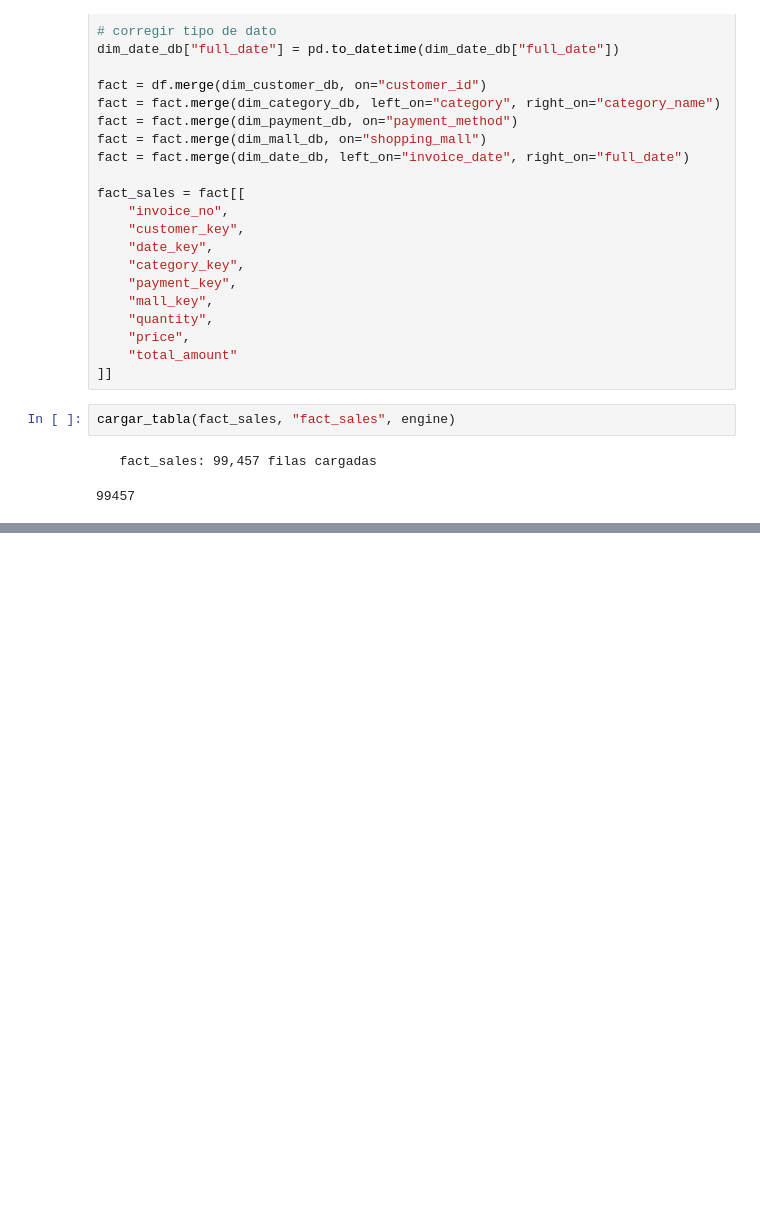
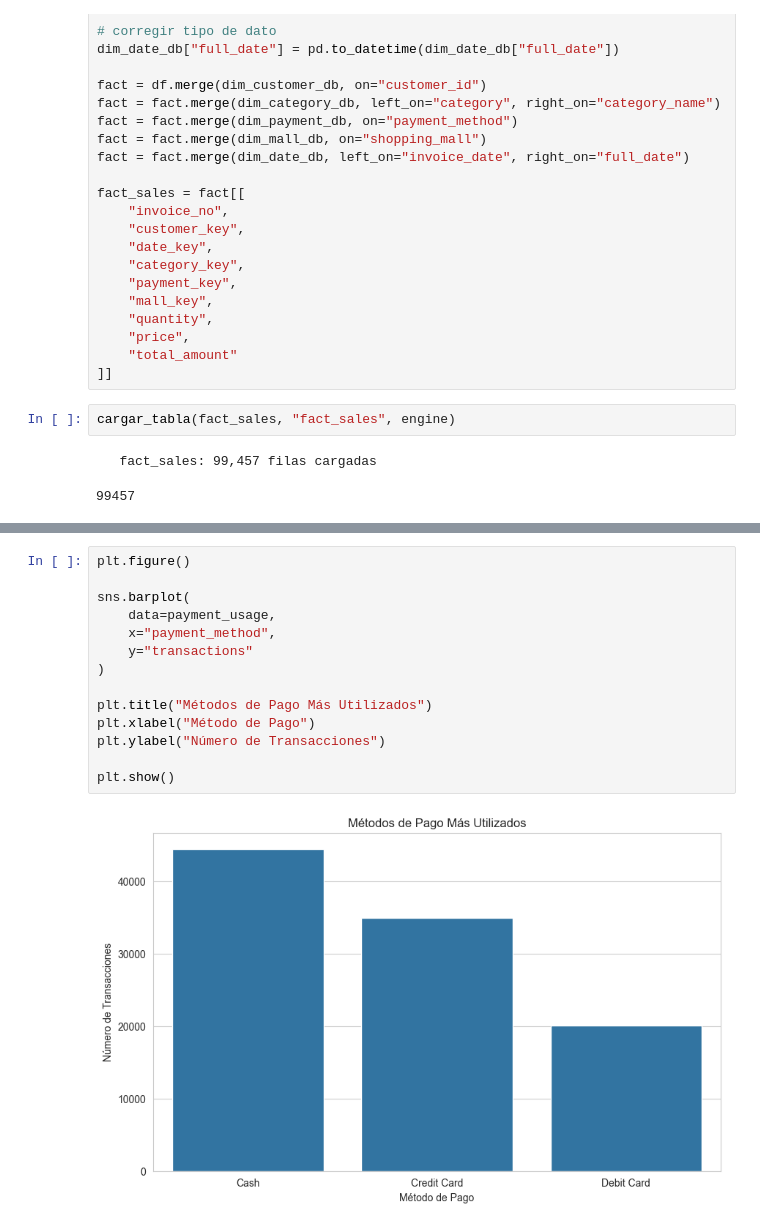
Before and after one commit to JuanValle5/ProyectoCienciaDeDatos1, a Jupyter notebook: customer_shopping_data.csv/Proyecto.ipynb, the cells around one changed output, grey strips where cells are left out. Cells and saved outputs as stored; diff of their text form; blank space fills up the shorter version.

```diff
--- a/customer_shopping_data.csv/Proyecto.ipynb
+++ b/customer_shopping_data.csv/Proyecto.ipynb
@@ -282,0 +388,16 @@ cargar_tabla(fact_sales, "fact_sales", engine)
+# %%
+plt.figure()
+
+sns.barplot(
+    data=payment_usage,
+    x="payment_method",
+    y="transactions"
+)
+
+plt.title("Métodos de Pago Más Utilizados")
+plt.xlabel("Método de Pago")
+plt.ylabel("Número de Transacciones")
+
+plt.show()
+# %% [output]
+[figure, added]
```
Also changed, not shown: parts of 17 cells of this notebook.
